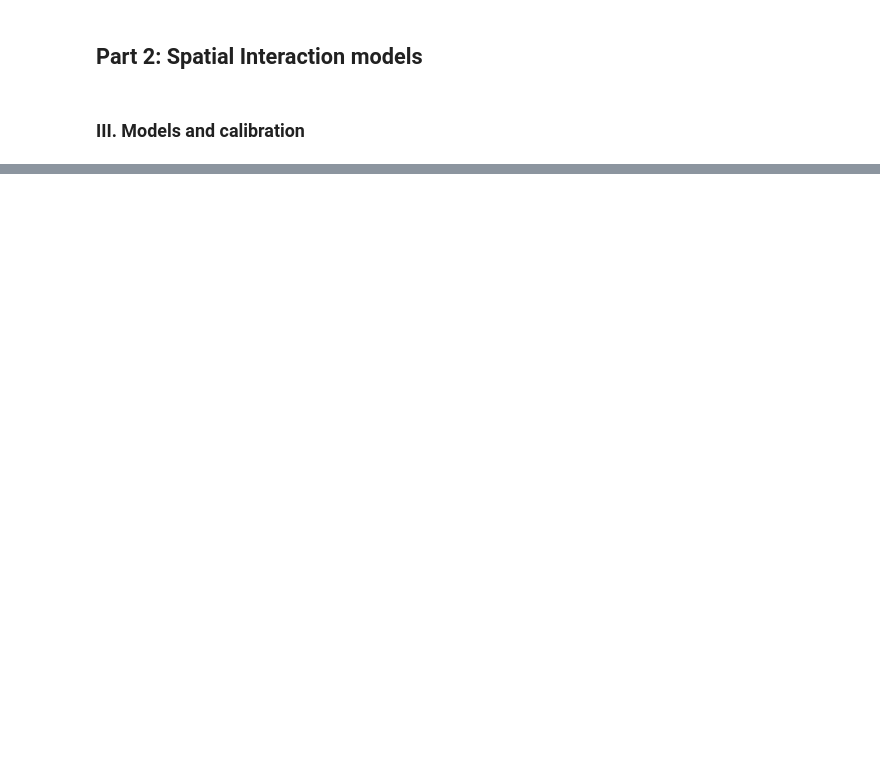
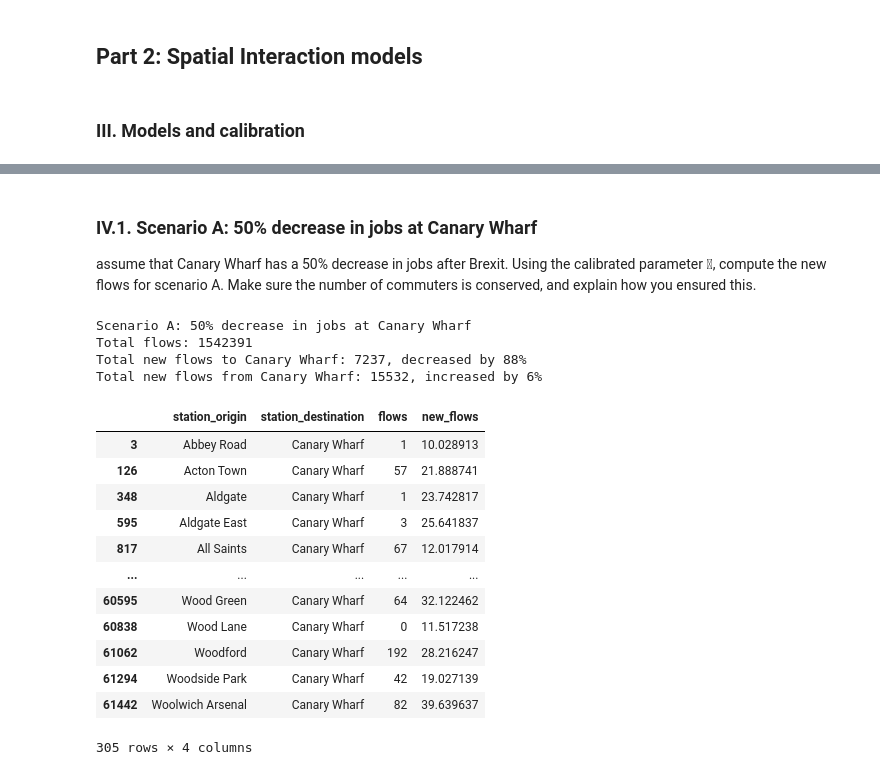
Before and after one commit to ZongheMa/CASA0002_Urban_Simulation, a Jupyter notebook: Urban Simulation Assessment.ipynb, the cells around one changed output, grey strips where cells are left out. Saved outputs shown, nothing was run; the diff lists cells and outputs as text; code cells hidden in the pictures; blank space fills up the shorter version.

```diff
--- a/Urban Simulation Assessment.ipynb
+++ b/Urban Simulation Assessment.ipynb
@@ -368,0 +766,51 @@ Top 10 ranked nodes for Degree Centrality in Weighted Network:
+# %% [markdown]
+### IV.1. Scenario A: 50% decrease in jobs at Canary Wharf
+assume that Canary Wharf has a 50% decrease in jobs after Brexit. Using the calibrated parameter , compute the new flows for scenario A. Make sure the number of commuters is conserved, and explain how you ensured this.
+# %%
+# Identify Canary Wharf in the dataset
+canary_wharf_index = df[df['station_destination'] == 'Canary Wharf'].index
+
+# Make a copy of the original dataset and reduce jobs by 50% at Canary Wharf
+df_scenario_A = df.copy()
+df_scenario_A.loc[canary_wharf_index, 'scaled_jobs'] *= 0.5
+
+# Scale the updated jobs column
+df_scenario_A['scaled_jobs'] = scaler_jobs.transform(df_scenario_A['scaled_jobs'].values.reshape(-1, 1))
+
+# Compute the new flows using the updated jobs data and the calibrated parameters
+y_pred_scenario_A = gravity_model(df_scenario_A['scaled_distance'], best_a, best_b, best_c, best_cost_function, df_scenario_A['scaled_population'], df_scenario_A['scaled_jobs'])
+
+# Normalize the new flows to conserve the number of commuters
+total_original_flows = df['flows'].sum()
+total_new_flows = y_pred_scenario_A.sum()
+normalization_factor = total_original_flows / total_new_flows
+y_pred_scenario_A_normalized = y_pred_scenario_A * normalization_factor
+
+# Update the dataset with the new normalized flows
+df_scenario_A['new_flows'] = y_pred_scenario_A_normalized
+
+# Print the results for Canary Wharf
+print("Scenario A: 50% decrease in jobs at Canary Wharf")
+print(f"Total flows: {df_scenario_A['new_flows'].sum():.0f}")
+print(f"Total new flows to Canary Wharf: {df_scenario_A[df_scenario_A['station_destination'] == 'Canary Wharf']['new_flows'].sum():.0f}, decreased by {100 - df_scenario_A[df_scenario_A['station_destination'] == 'Canary Wharf']['new_flows'].sum() / df[df['station_destination'] == 'Canary Wharf']['flows'].sum() * 100:.0f}%")
+print(f"Total new flows from Canary Wharf: {df_scenario_A[df_scenario_A['station_origin'] == 'Canary Wharf']['new_flows'].sum():.0f}, increased by {df_scenario_A[df_scenario_A['station_origin'] == 'Canary Wharf']['new_flows'].sum() / df[df['station_origin'] == 'Canary Wharf']['flows'].sum() * 100 - 100:.0f}%")
+df_scenario_A[df_scenario_A['station_destination'] == 'Canary Wharf'][['station_origin', 'station_destination', 'flows', 'new_flows']]
+# df_scenario_A[['station_origin', 'station_destination', 'flows', 'new_flows']]
+# %% [output]
+Scenario A: 50% decrease in jobs at Canary Wharf
+Total flows: 1542391
+Total new flows to Canary Wharf: 7237, decreased by 88%
+Total new flows from Canary Wharf: 15532, increased by 6%
+|  | station_origin | station_destination | flows | new_flows |
+| 3 | Abbey Road | Canary Wharf | 1 | 10.028913 |
+| 126 | Acton Town | Canary Wharf | 57 | 21.888741 |
+| 348 | Aldgate | Canary Wharf | 1 | 23.742817 |
+| 595 | Aldgate East | Canary Wharf | 3 | 25.641837 |
+| 817 | All Saints | Canary Wharf | 67 | 12.017914 |
+| ... | ... | ... | ... | ... |
+| 60595 | Wood Green | Canary Wharf | 64 | 32.122462 |
+| 60838 | Wood Lane | Canary Wharf | 0 | 11.517238 |
+| 61062 | Woodford | Canary Wharf | 192 | 28.216247 |
+| 61294 | Woodside Park | Canary Wharf | 42 | 19.027139 |
+| 61442 | Woolwich Arsenal | Canary Wharf | 82 | 39.639637 |
+305 rows × 4 columns
```
Also changed, not shown: parts of 37 cells of this notebook.
